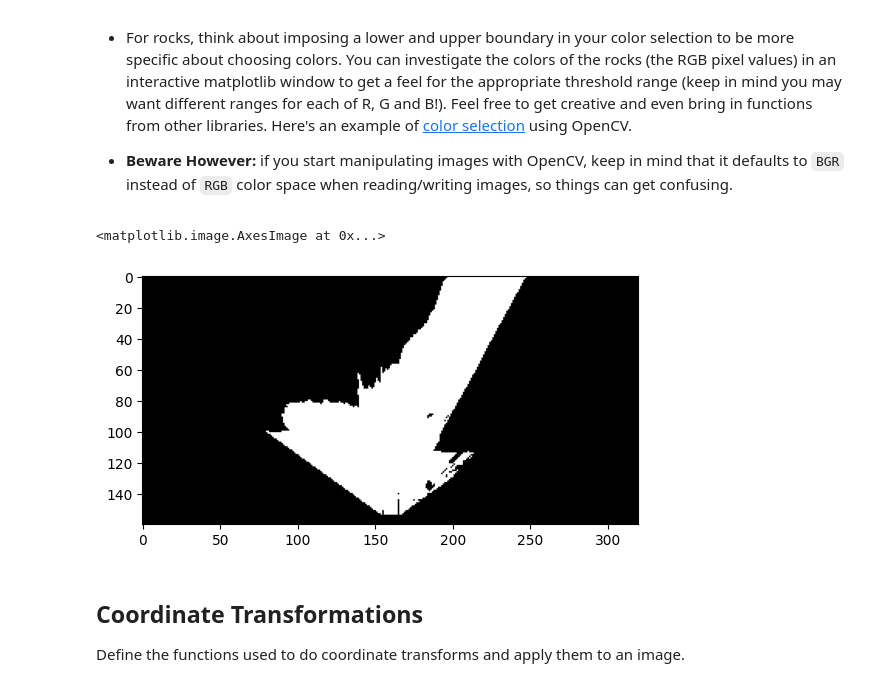
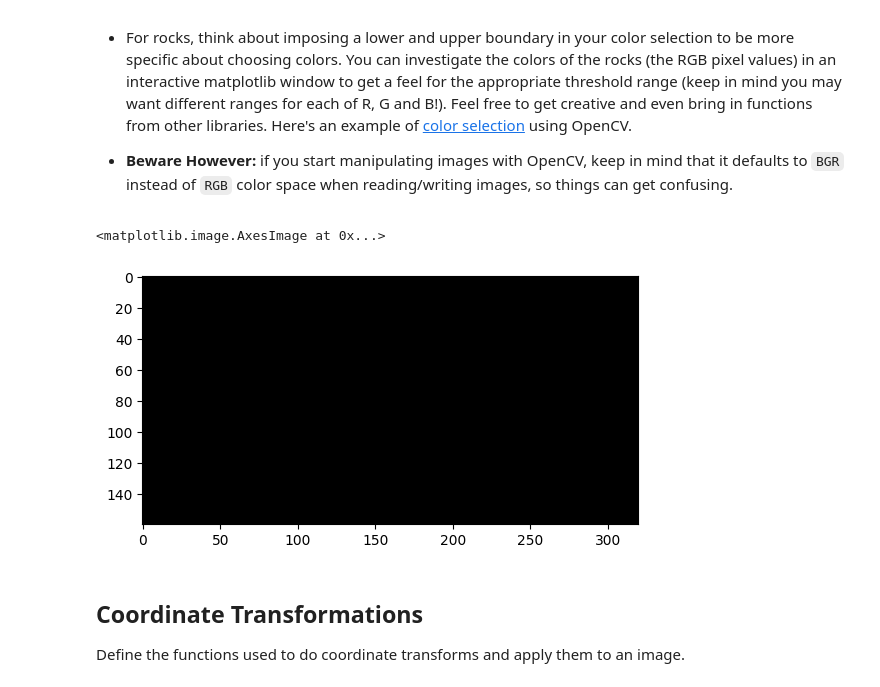
Before and after one commit to serhalahmad/RoboND-Rover-Project, a Jupyter notebook: code/Rover_Project_Test_Notebook.ipynb, the cells around one changed output. Saved outputs shown, nothing was run; the diff lists cells and outputs as text; code cells hidden in the pictures.

Commit message:
Adding obstacles and rocks thresholding when processing the image

```diff
--- a/code/Rover_Project_Test_Notebook.ipynb
+++ b/code/Rover_Project_Test_Notebook.ipynb
@@ -119,26 +121,46 @@ Define the color thresholding function from the lesson and apply it to the warpe
 # %%
 # Identify pixels above the threshold
 # Threshold of RGB > 160 does a nice job of identifying ground pixels only
 def color_thresh(img, rgb_thresh=(160, 160, 160)):
     # Create an array of zeros same xy size as img, but single channel
     color_select = np.zeros_like(img[:,:,0])
     # Require that each pixel be above all three threshold values in RGB
     # above_thresh will now contain a boolean array with "True"
     # where threshold was met
     above_thresh = (img[:,:,0] > rgb_thresh[0]) \
                 & (img[:,:,1] > rgb_thresh[1]) \
                 & (img[:,:,2] > rgb_thresh[2])
     # Index the array of zeros with the boolean array and set to 1
     color_select[above_thresh] = 1
     # Return the binary image
     return color_select
 
-threshed = color_thresh(warped)
+def obstacle_thresh(img, rgb_thresh=(160, 160, 160)):
+    color_select = np.zeros_like(img[:,:,0])
+    above_thresh = (img[:,:,0] <= rgb_thresh[0]) \
+                & (img[:,:,1] <= rgb_thresh[1]) \
+                & (img[:,:,2] <= rgb_thresh[2])
+    color_select[above_thresh] = 1
+    return color_select
+
+# Using the interactive tool, R is 120 to 200, G is 100 to 190, and B is 0 to 50
+def rock_thresh(img, lower_thresh=(120, 100, 0), upper_thresh=(200, 190, 50)):
+    color_select = np.zeros_like(img[:,:,0])
+    within_thresh = (img[:,:,0] <= upper_thresh[0]) \
+                & (img[:,:,1] <= upper_thresh[1]) \
+                & (img[:,:,2] <= upper_thresh[2]) \
+                & (img[:,:,0] >= lower_thresh[0]) \
+                & (img[:,:,1] >= lower_thresh[1]) \
+                & (img[:,:,2] >= lower_thresh[2])
+    color_select[within_thresh] = 1
+    return color_select
+
+threshed = rock_thresh(warped)
 plt.imshow(threshed, cmap='gray')
 #scipy.misc.imsave('../output/warped_threshed.jpg', threshed*255)
 # %% [output]
 <matplotlib.image.AxesImage at 0x...>
-[figure, old version]
+[figure, new version]
 # %% [markdown]
 ## Coordinate Transformations
 Define the functions used to do coordinate transforms and apply them to an image.
```
Also changed, not shown: parts of 3 cells of this notebook, 1 other file.
